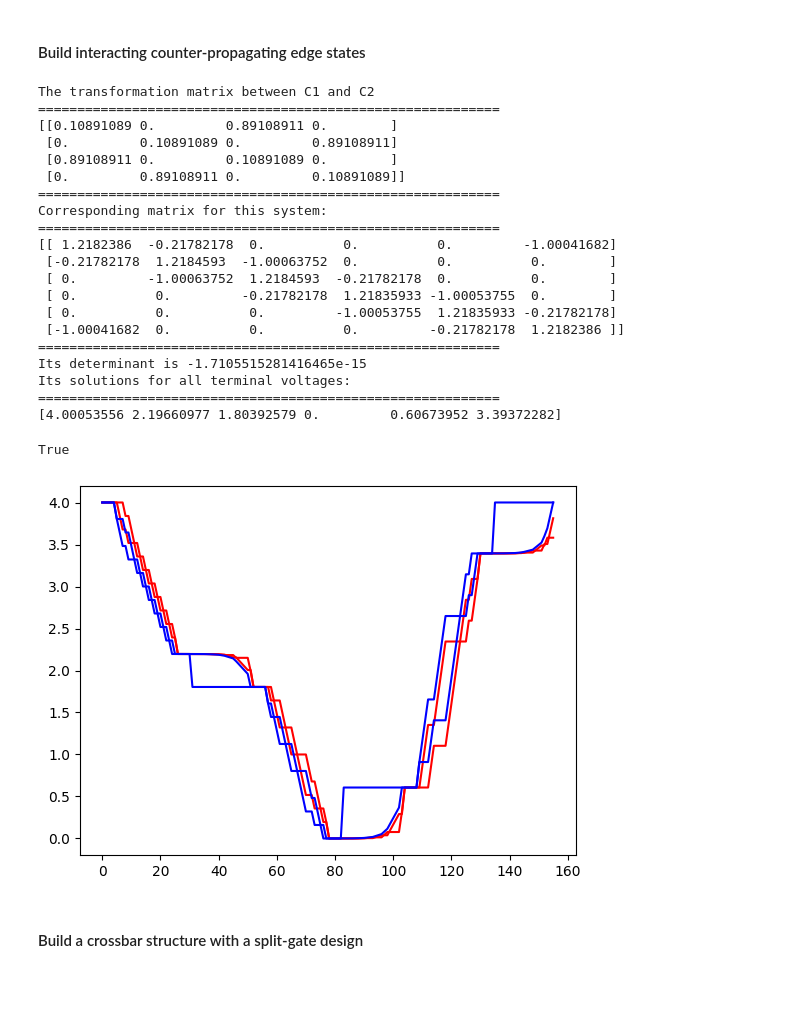
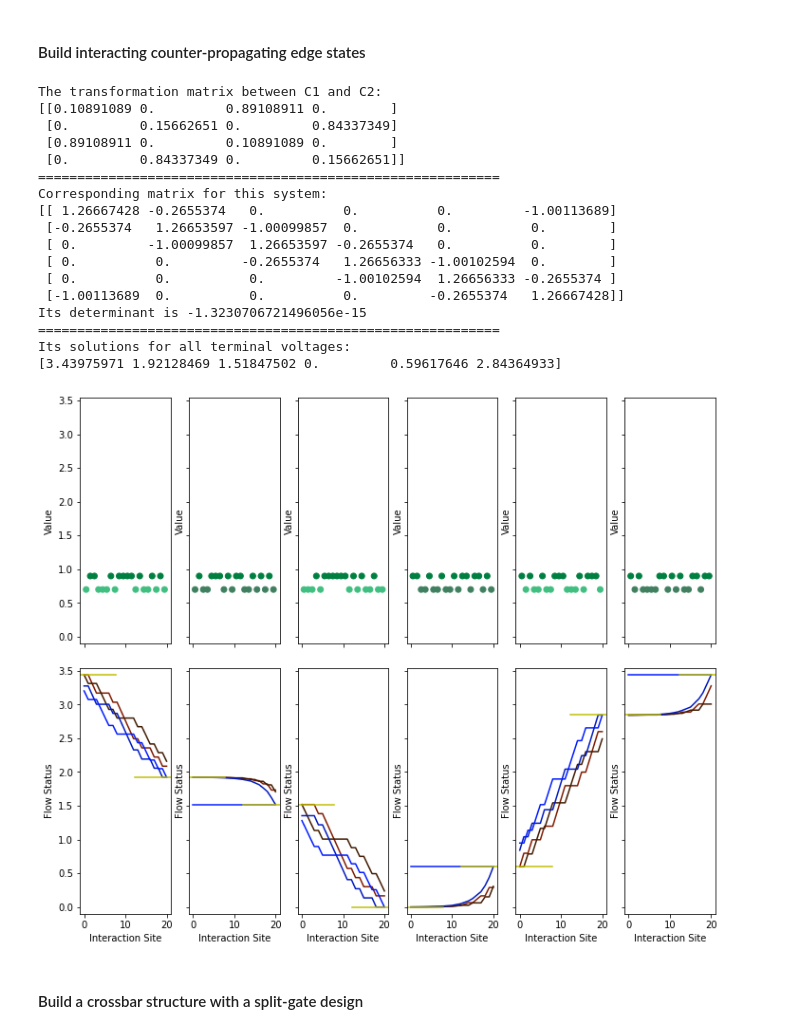
Before and after one commit to LarsonLaugh/Counterfusion, a Jupyter notebook: demo.ipynb, the cells around one changed output. Cells and saved outputs as stored; diff of their text form; code cells hidden in the pictures; blank space fills up the shorter version.

```diff
--- a/demo.ipynb
+++ b/demo.ipynb
@@ -205,0 +120,15 @@ plt.show()
+# %%
+from allscatter import *
+import numpy as np
+import matplotlib.pyplot as plt
+
+totalNumMover = 4
+numForwardMover = 2
+nfm = numForwardMover
+initStates = [1,1,0.2,0.2]
+beta = 0.3
+delta = 0.5
+edgeDef = [[0,3,beta,10],[0,1,0.8,10],[2,3,delta,10]]
+edgeInfo = generate_bynumber(edgeDef)
+edge = Edge(edgeInfo,totalNumMover,numForwardMover)
+ax1,ax2 = edge.plot(initStates)
@@ -473,71 +438,64 @@ zeroVoltTerminal = 3
 #===============================================================
 # Information of scattering events
 # Interaction parameters
-beta = 0.9
-delta = 0.9
+v02 = 0.9
+v13 = 0.7
 # Define interaction between nodes (contacts)
 # C1--M1--C2
-edgeDef1 = [[0,2,beta,10],[1,3,delta,10]]
+edgeDef1 = [[0,2,v02,10],[1,3,v13,10]]
 # C2--M2--C3
-edgeDef2 = [[0,2,beta,10],[1,2,delta,10]]
+edgeDef2 = [[0,2,v02,10],[1,2,v13,10]]
 # C3--M3--C4
-edgeDef3 = [[0,2,beta,10],[1,3,delta,10]]
+edgeDef3 = [[0,2,v02,10],[1,3,v13,10]]
 # C4--M4--C5
-edgeDef4 = [[0,2,beta,10],[1,2,delta,10]]
+edgeDef4 = [[0,2,v02,10],[1,2,v13,10]]
 # C5--M5--C6
-edgeDef5 = [[0,2,beta,10],[1,3,delta,10]]
+edgeDef5 = [[0,2,v02,10],[1,3,v13,10]]
 # C6--M6--C1
-edgeDef6 = [[0,2,beta,10],[1,2,delta,10]]
+edgeDef6 = [[0,2,v02,10],[1,2,v13,10]]
 #================================================================
 edgesDef = [edgeDef1,edgeDef2,edgeDef3,edgeDef4,edgeDef5,edgeDef6]
 edgesInfo = []
 for edgeDef in edgesDef:
     edgesInfo.append(generate_bynumber(edgeDef))
 
 graph = []
 for edgeInfo in edgesInfo:
     graph.append(Edge(edgeInfo,totalNumMover,numForwardMover))
 
-print("The transformation matrix between C1 and C2")
-print("===========================================================")
+print("The transformation matrix between C1 and C2:")
 print(graph[0].trans_mat())
 print("===========================================================")
 nodesCurrent = [1,0,0,-1,0,0]
 sys = System(nodesCurrent,graph,numForwardMover,zeroVoltTerminal)
 #================================================================
 # Your system has been defined, let us make some fun out of it.
 print("Corresponding matrix for this system:")
+print(sys.mastermat())
+print("Its determinant is", np.linalg.det(sys.mastermat()))
 print("===========================================================")
-print(sys.mastermat())
-print("===========================================================")
-print("Its determinant is", np.linalg.det(sys.mastermat()))
 print("Its solutions for all terminal voltages:")
-print("===========================================================")
 print(sys.solve())
-sys.voltage_plot(5)
+axs=sys.plot()
 # %% [output]
-The transformation matrix between C1 and C2
-===========================================================
+The transformation matrix between C1 and C2:
 [[0.10891089 0.         0.89108911 0.        ]
- [0.         0.10891089 0.         0.89108911]
+ [0.         0.15662651 0.         0.84337349]
  [0.89108911 0.         0.10891089 0.        ]
- [0.         0.89108911 0.         0.10891089]]
+ [0.         0.84337349 0.         0.15662651]]
 ===========================================================
 Corresponding matrix for this system:
+[[ 1.26667428 -0.2655374   0.          0.          0.         -1.00113689]
+ [-0.2655374   1.26653597 -1.00099857  0.          0.          0.        ]
+ [ 0.         -1.00099857  1.26653597 -0.2655374   0.          0.        ]
+ [ 0.          0.         -0.2655374   1.26656333 -1.00102594  0.        ]
+ [ 0.          0.          0.         -1.00102594  1.26656333 -0.2655374 ]
+ [-1.00113689  0.          0.          0.         -0.2655374   1.26667428]]
+Its determinant is -1.3230706721496056e-15
 ===========================================================
-[[ 1.2182386  -0.21782178  0.          0.          0.         -1.00041682]
- [-0.21782178  1.2184593  -1.00063752  0.          0.          0.        ]
- [ 0.         -1.00063752  1.2184593  -0.21782178  0.          0.        ]
- [ 0.          0.         -0.21782178  1.21835933 -1.00053755  0.        ]
- [ 0.          0.          0.         -1.00053755  1.21835933 -0.21782178]
- [-1.00041682  0.          0.          0.         -0.21782178  1.2182386 ]]
-===========================================================
-Its determinant is -1.7105515281416465e-15
 Its solutions for all terminal voltages:
-===========================================================
-[4.00053556 2.19660977 1.80392579 0.         0.60673952 3.39372282]
+[3.43975971 1.92128469 1.51847502 0.         0.59617646 2.84364933]
-True
-[figure, old version]
+[figure, new version]
 # %% [markdown]
 #### Build a crossbar structure with a split-gate design
 # %%
```
Also changed, not shown: parts of 19 cells of this notebook.
